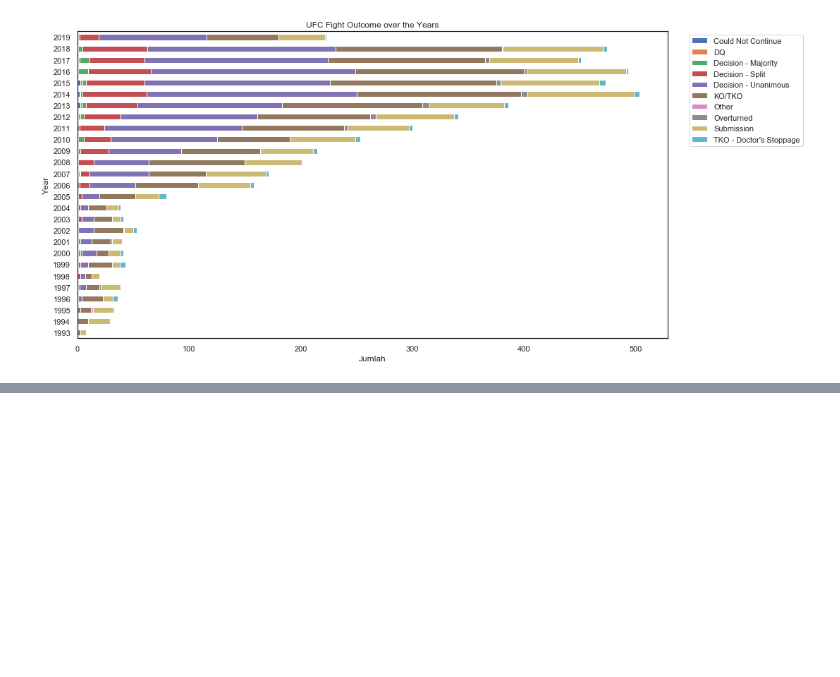
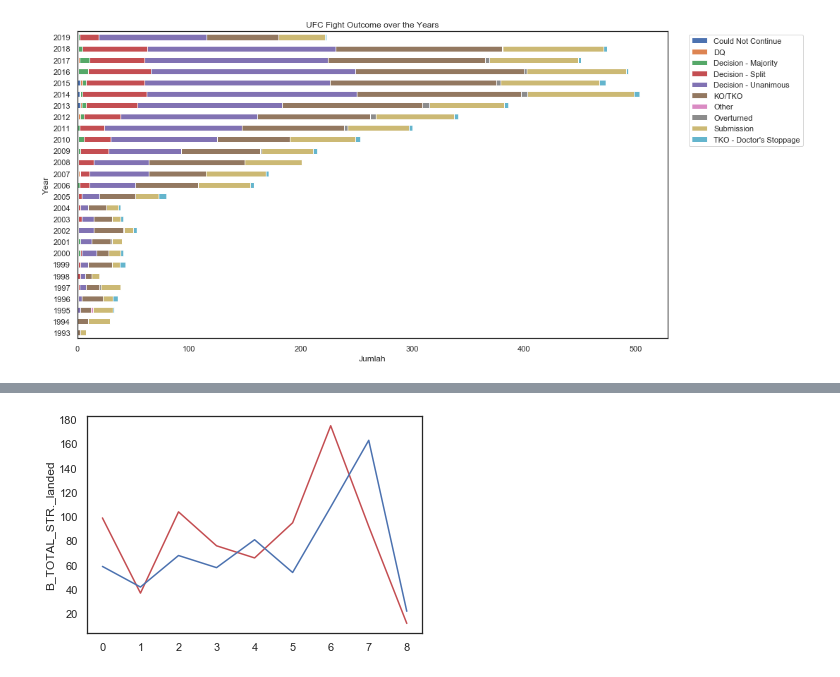
Before and after one commit to p4v10/ufc-dataset, a Jupyter notebook: ufc-visualizations.ipynb, the cells around one changed output, grey strips where cells are left out. Drawn from its saved outputs; the diff is of its cells as text; code cells hidden in the pictures; blank space fills up the shorter version.

```diff
--- a/ufc-visualizations.ipynb
+++ b/ufc-visualizations.ipynb
@@ -445,0 +474,6 @@ plt.show()
+# %%
+sns.lineplot(x=r_index[0:9], y=r_landed[0:9], color='r')
+sns.lineplot(x=b_index[0:9], y=b_landed[0:9])
+plt.show()
+# %% [output]
+[figure, added]
```
Also changed, not shown: parts of 7 cells of this notebook.
